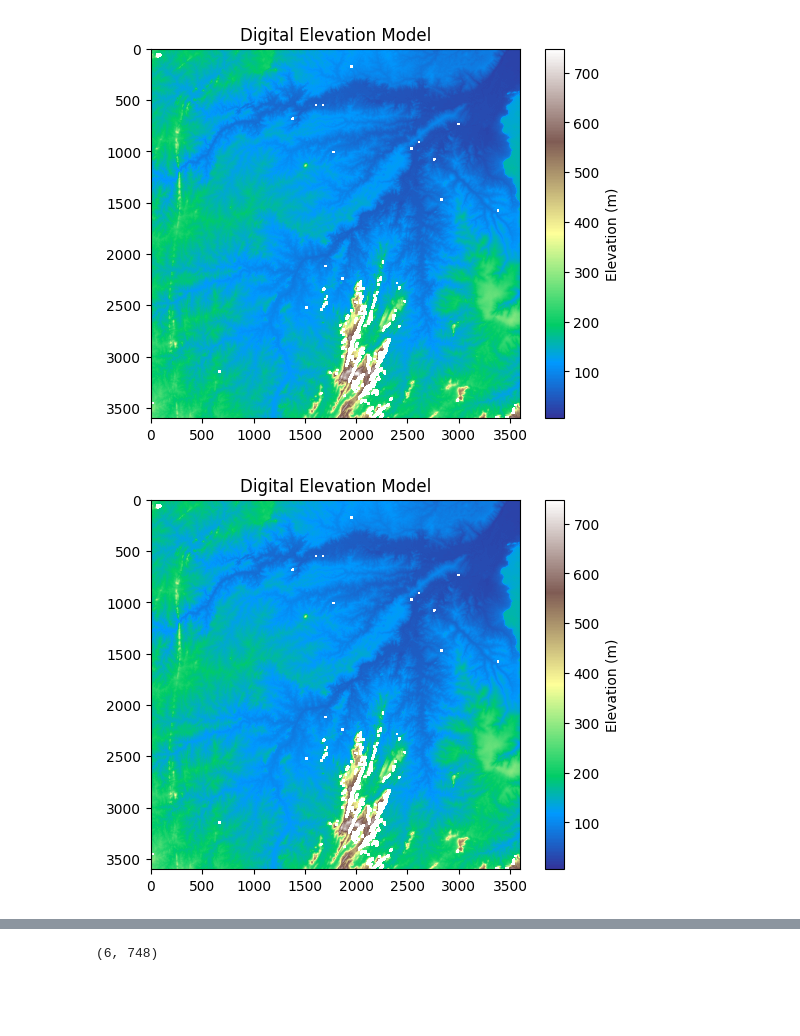
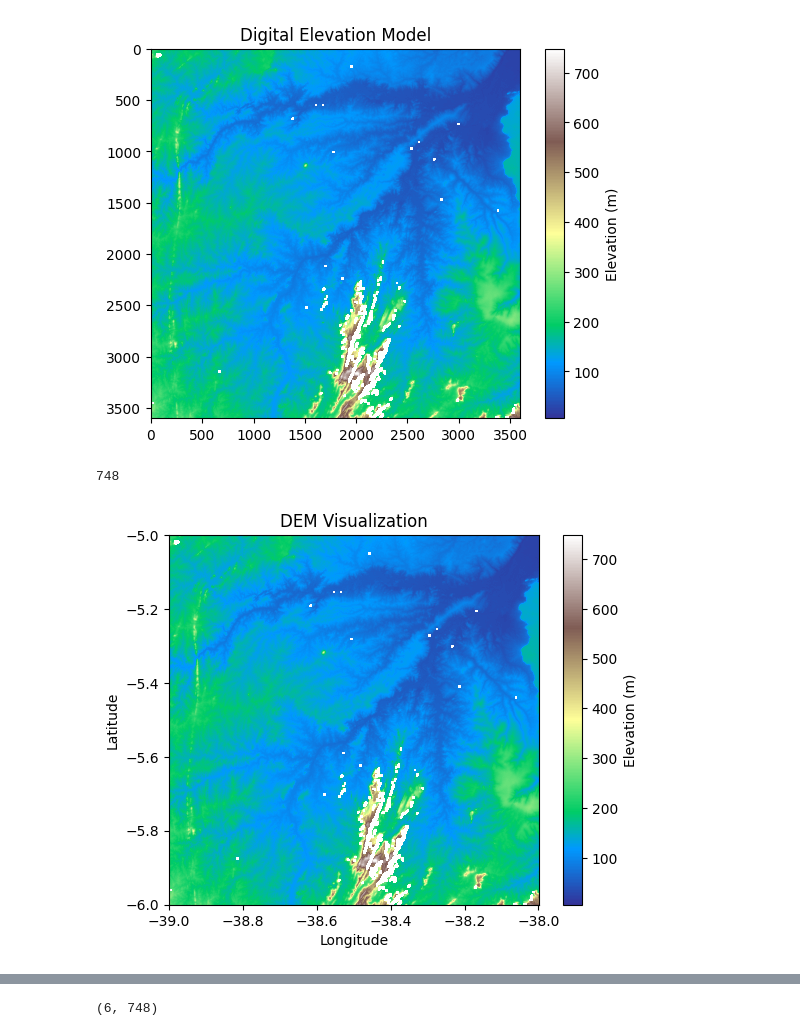
Before and after one commit to Marcussena/flood-inundation-fill-method, a Jupyter notebook: fill_method.ipynb, the cells around one changed output, grey strips where cells are left out. Saved outputs shown, nothing was run; the diff lists cells and outputs as text; code cells hidden in the pictures; blank space fills up the shorter version.

```diff
--- a/fill_method.ipynb
+++ b/fill_method.ipynb
@@ -9,34 +9,55 @@ with rasterio.open("s06_w039_1arc_v3.tif") as src:
     dem = src.read(1)
     profile = src.profile
     nodata = src.nodata
+    transform = src.transform
+    crs = src.crs
 
 # mask no data values
 no_data_value = -32767
 dem_masked = np.ma.masked_equal(dem, no_data_value)
 
+# plot using only pixel coordinates
 plt.imshow(dem_masked, cmap='terrain')
 plt.title("Digital Elevation Model")
 plt.colorbar(label="Elevation (m)")
 plt.show()
 # %% [output]
 [figure]
+# %%
+dem_masked.max()
+# %% [output]
+748
 # %%
 def load_dem(path):
     with rasterio.open(path) as src:
         dem = src.read(1)
+        transform = src.transform
         nodata = src.nodata
 
         if nodata is not None:
             # Mask no-data values
-            dem = np.where(dem == nodata, np.nan, dem)
+            dem = np.ma.masked_equal(dem, nodata)
 
-        return dem
+        return dem, transform
 # %%
-dem = load_dem("s06_w039_1arc_v3.tif")
+dem, transform = load_dem("s06_w039_1arc_v3.tif")
 
-plt.imshow(dem, cmap='terrain')
-plt.title("Digital Elevation Model")
-plt.colorbar(label="Elevation (m)")
+# Compute extent from transform
+extent = [
+    transform[2],                          # xmin (longitude)
+    transform[2] + transform[0] * dem.shape[1],  # xmax
+    transform[5] + transform[4] * dem.shape[0],  # ymin (latitude)
+    transform[5]                          # ymax
+]
+
+
+# Plot with using lat/lon
+fig, ax = plt.subplots()
+img = ax.imshow(dem, cmap='terrain', extent=extent, origin='upper')
+ax.set_xlabel('Longitude')
+ax.set_ylabel('Latitude')
+plt.colorbar(img, label='Elevation (m)')
+plt.title('DEM Visualization')
 plt.show()
 # %% [output]
-[figure, old version]
+[figure, new version]
```
Also changed, not shown: parts of 5 cells of this notebook, 1 other file.
